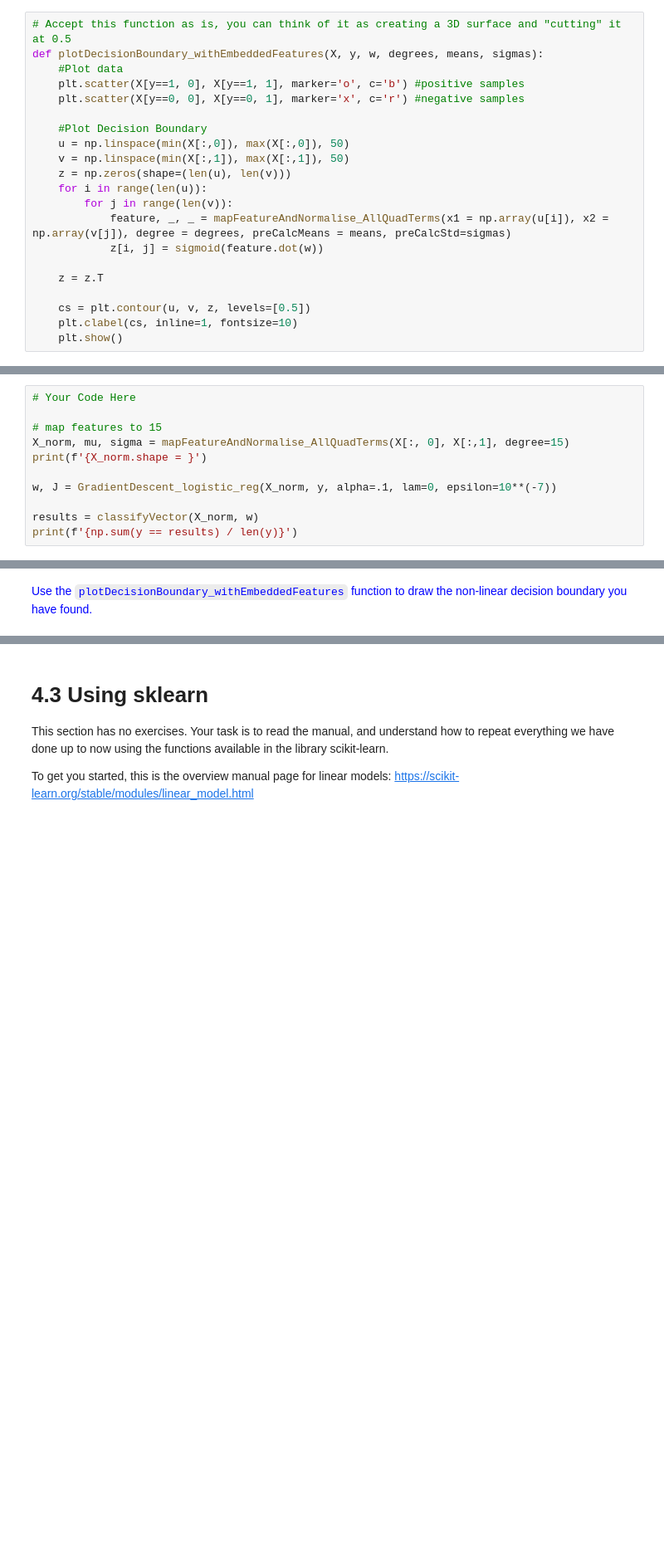
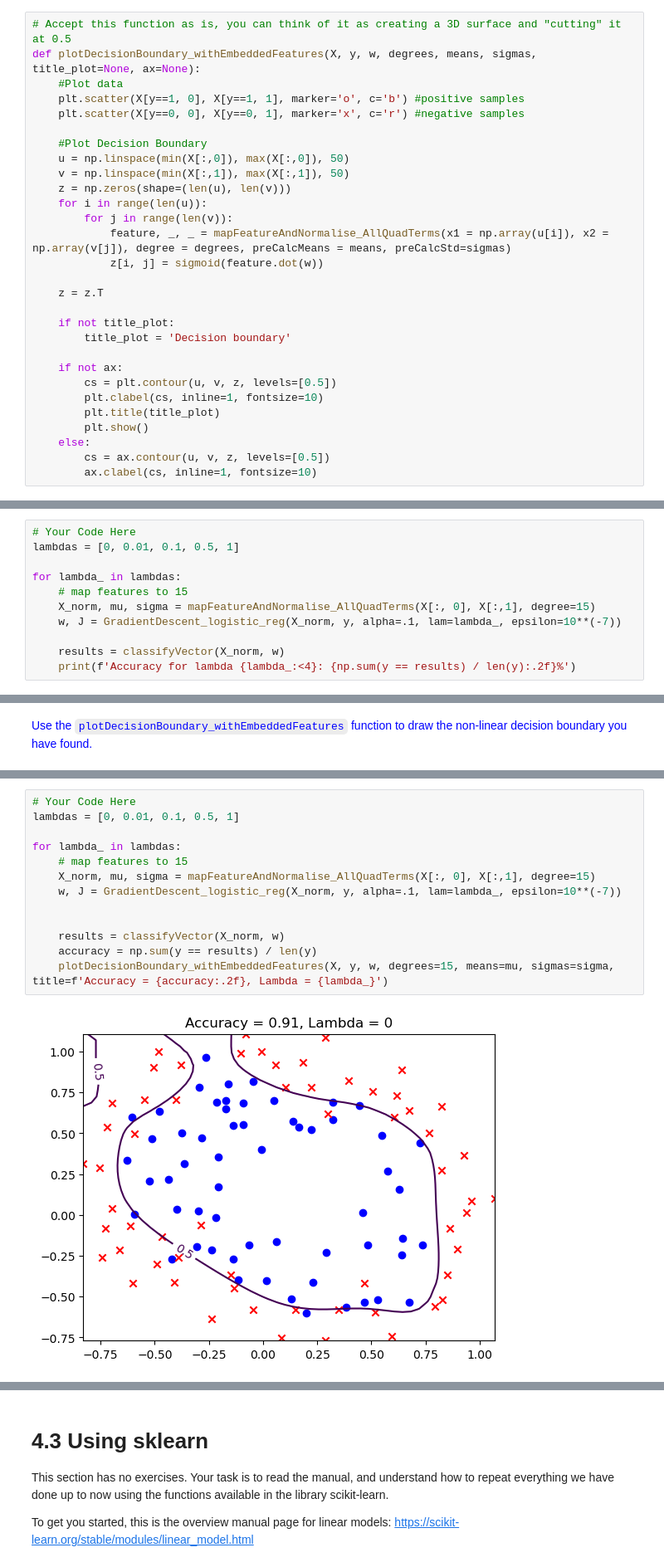
Before and after one commit to tomiock/ML2024-25, a Jupyter notebook: Session 4 - Regularisation/P4_Regularisation.ipynb, the cells around one changed output, grey strips where cells are left out. Shown at 83% size. Cells and saved outputs as stored; diff of their text form; blank space fills up the shorter version.

```diff
--- a/Session 4 - Regularisation/P4_Regularisation.ipynb
+++ b/Session 4 - Regularisation/P4_Regularisation.ipynb
@@ -339,7 +431,7 @@ def mapFeatureAndNormalise_AllQuadTerms(x1, x2, degree = 6, preCalcMeans = None,
     return DesignMatrix, mu, sigma
 # %%
 # Accept this function as is, you can think of it as creating a 3D surface and "cutting" it at 0.5
-def plotDecisionBoundary_withEmbeddedFeatures(X, y, w, degrees, means, sigmas):
+def plotDecisionBoundary_withEmbeddedFeatures(X, y, w, degrees, means, sigmas, title_plot=None, ax=None):
     #Plot data
     plt.scatter(X[y==1, 0], X[y==1, 1], marker='o', c='b') #positive samples
     plt.scatter(X[y==0, 0], X[y==0, 1], marker='x', c='r') #negative samples
@@ -355,20 +447,28 @@ def plotDecisionBoundary_withEmbeddedFeatures(X, y, w, degrees, means, sigmas):
 
     z = z.T
 
-    cs = plt.contour(u, v, z, levels=[0.5])
-    plt.clabel(cs, inline=1, fontsize=10)
-    plt.show()
+    if not title_plot:
+        title_plot = 'Decision boundary'
+
+    if not ax:
+        cs = plt.contour(u, v, z, levels=[0.5])
+        plt.clabel(cs, inline=1, fontsize=10)
+        plt.title(title_plot)
+        plt.show()
+    else:
+        cs = ax.contour(u, v, z, levels=[0.5])
+        ax.clabel(cs, inline=1, fontsize=10)
 # %% [markdown]
 <font color=blue>Keep the number of degrees to 15, and use your gradient descent function with different values for $\lambda$ in order to avoid under/overfitting. What value of $\lambda$ gives the best accuracy on your training set? </font>
 # %%
 # Your Code Here
+lambdas = [0, 0.01, 0.1, 0.5, 1]
 
-# map features to 15
-X_norm, mu, sigma = mapFeatureAndNormalise_AllQuadTerms(X[:, 0], X[:,1], degree=15)
-print(f'{X_norm.shape = }')
+for lambda_ in lambdas:
+    # map features to 15
+    X_norm, mu, sigma = mapFeatureAndNormalise_AllQuadTerms(X[:, 0], X[:,1], degree=15)
+    w, J = GradientDescent_logistic_reg(X_norm, y, alpha=.1, lam=lambda_, epsilon=10**(-7))
 
-w, J = GradientDescent_logistic_reg(X_norm, y, alpha=.1, lam=0, epsilon=10**(-7))
-
-results = classifyVector(X_norm, w)
-print(f'{np.sum(y == results) / len(y)}')
+    results = classifyVector(X_norm, w)
+    print(f'Accuracy for lambda {lambda_:<4}: {np.sum(y == results) / len(y):.2f}%')
 # %% [output]
@@ -390,0 +488,15 @@ plotDecisionBoundary_withEmbeddedFeatures(X, y, w, degrees=15, means=mu, sigmas=
+# %%
+# Your Code Here
+lambdas = [0, 0.01, 0.1, 0.5, 1]
+
+for lambda_ in lambdas:
+    # map features to 15
+    X_norm, mu, sigma = mapFeatureAndNormalise_AllQuadTerms(X[:, 0], X[:,1], degree=15)
+    w, J = GradientDescent_logistic_reg(X_norm, y, alpha=.1, lam=lambda_, epsilon=10**(-7))
+
+
+    results = classifyVector(X_norm, w)
+    accuracy = np.sum(y == results) / len(y)
+    plotDecisionBoundary_withEmbeddedFeatures(X, y, w, degrees=15, means=mu, sigmas=sigma, title=f'Accuracy = {accuracy:.2f}, Lambda = {lambda_}')
+# %% [output]
+[figure, added]
```
Also changed, not shown: parts of 31 cells of this notebook.
